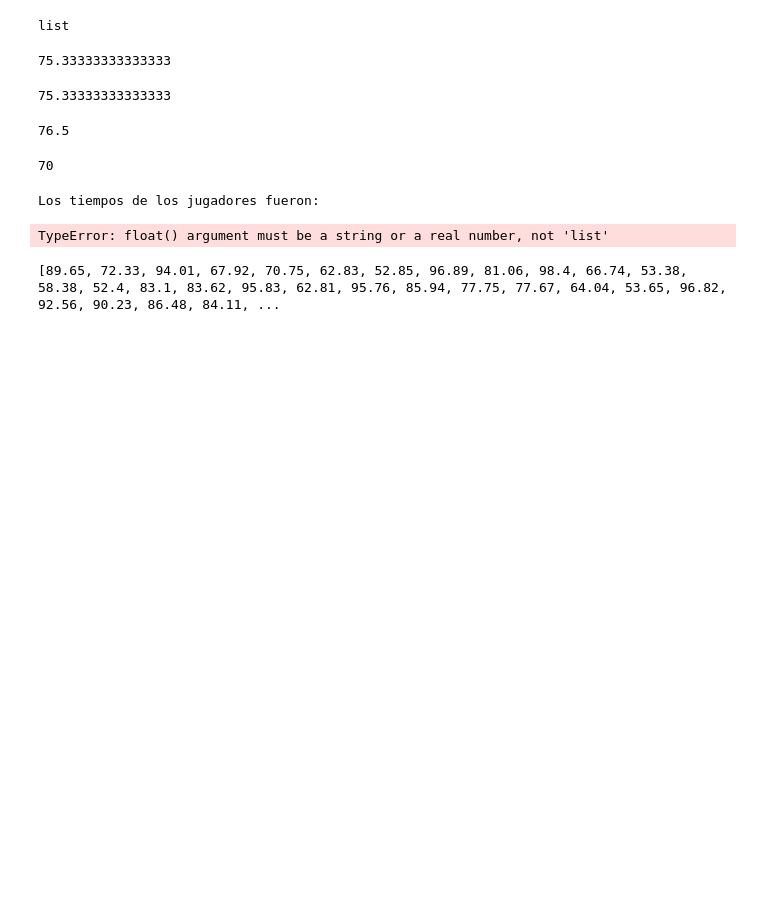
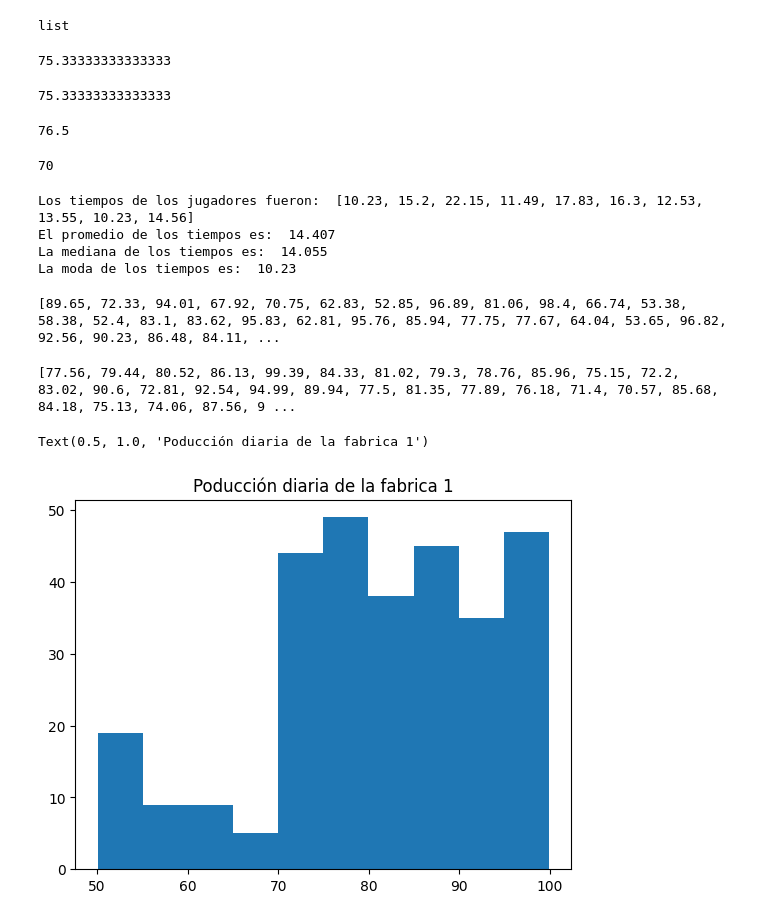
Before and after one commit to 25041032-Jocelyn/PROBABILIDAD-Y-ESTADISTICA, a Jupyter notebook: Unidad1/Practica_1.ipynb, the cells around one changed output. Drawn from its saved outputs; the diff is of its cells as text; code cells hidden in the pictures; blank space fills up the shorter version.

```diff
--- a/Unidad1/Practica_1.ipynb
+++ b/Unidad1/Practica_1.ipynb
@@ -49,13 +49,15 @@ tiempos = [10.23, 15.20, 22.15, 11.49, 17.83, 16.30, 12.53, 13.55, 10.23, 14.56]
 promedio = sum(tiempos)/len(tiempos)
 mediana = median(tiempos)
 moda = mode(tiempos)
-print ("Los tiempos de los jugadores fueron: "), (tiempos)
-print ("El promedio de los tiempos es: "), (promedio)
-print ("La mediana de los tiempos es: "), (mediana)
-print ("La moda de los tiempos es: "), (moda)
+print ("Los tiempos de los jugadores fueron: ", tiempos)
+print ("El promedio de los tiempos es: ", promedio)
+print ("La mediana de los tiempos es: ", mediana)
+print ("La moda de los tiempos es: ", moda)
 # %% [output]
-Los tiempos de los jugadores fueron:
+Los tiempos de los jugadores fueron:  [10.23, 15.2, 22.15, 11.49, 17.83, 16.3, 12.53, 13.55, 10.23, 14.56]
+El promedio de los tiempos es:  14.407
+La mediana de los tiempos es:  14.055
+La moda de los tiempos es:  10.23
-TypeError: float() argument must be a string or a real number, not 'list'
 # %%
 #libreria para genarar numeros aleatorios
 import random
@@ -66,3 +68,19 @@ for i in range (100):
 print (fabrica1)
 # %% [output]
 [89.65, 72.33, 94.01, 67.92, 70.75, 62.83, 52.85, 96.89, 81.06, 98.4, 66.74, 53.38, 58.38, 52.4, 83.1, 83.62, 95.83, 62.81, 95.76, 85.94, 77.75, 77.67, 64.04, 53.65, 96.82, 92.56, 90.23, 86.48, 84.11, ...
+# %%
+fabrica2 = []
+for i in range (100):
+  numero_aleatorio = round( random.uniform(70, 100), 2)
+  fabrica2.append(numero_aleatorio)
+print (fabrica2)
+# %% [output]
+[77.56, 79.44, 80.52, 86.13, 99.39, 84.33, 81.02, 79.3, 78.76, 85.96, 75.15, 72.2, 83.02, 90.6, 72.81, 92.54, 94.99, 89.94, 77.5, 81.35, 77.89, 76.18, 71.4, 70.57, 85.68, 84.18, 75.13, 74.06, 87.56, 9 ...
+# %%
+#libreria de python para graficar variables
+import matplotlib.pyplot as plt
+plt.hist(fabrica1)
+plt.title("Poducción diaria de la fabrica 1")
+# %% [output]
+Text(0.5, 1.0, 'Poducción diaria de la fabrica 1')
+[figure, added]
```
Also changed, not shown: parts of 1 cell of this notebook.
